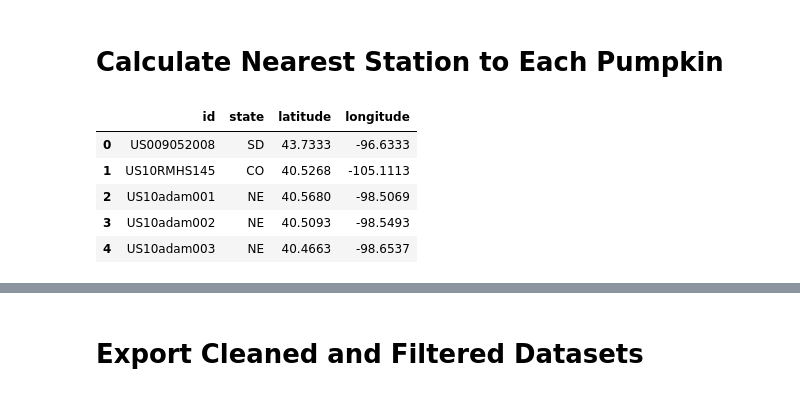
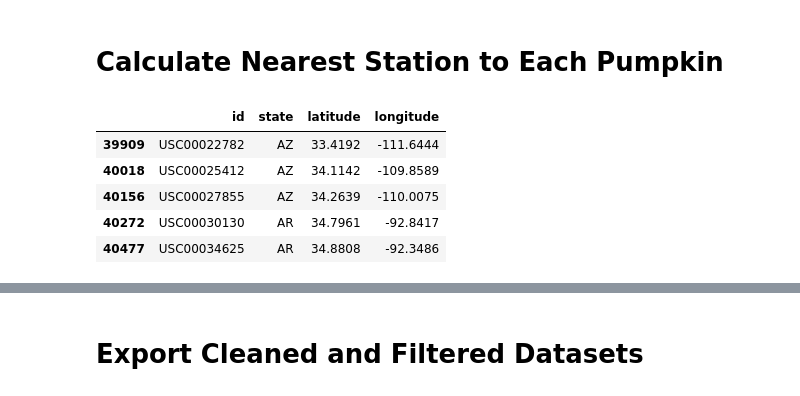
Before and after one commit to eric1650/w203_lab2, a Jupyter notebook: pumpkins/data_preparation.ipynb, the cells around one changed output, grey strips where cells are left out. Cells and saved outputs as stored; diff of their text form; code cells hidden in the pictures.

Commit message:
recompiled weather data, pumpkin weather stations, and consolidated data. Updated R-Code.md with integrated dataset.

```diff
--- a/pumpkins/data_preparation.ipynb
+++ b/pumpkins/data_preparation.ipynb
@@ -583,0 +694,3 @@ weather_growing_season
+# %%
+weather_grouped_2 = weather_grouped.drop(["date"], axis=1).groupby("station_id").sum().reset_index()
+weather_grouped_2
@@ -583,0 +711,3 @@ weather_growing_season
+# %%
+weather_grouped_2_filtered = weather_grouped_2[weather_grouped_2.element == 4131]
+weather_grouped_2_filtered
@@ -583,0 +728,3 @@ weather_growing_season
+# %%
+station_list_complete = list(weather_grouped_2_filtered.station_id.unique())
+len(station_list_complete)
@@ -641,0 +810,3 @@ us_stations
+# %%
+stations_filtered = us_stations[us_stations.id.isin(station_list_complete)]
+stations_filtered
@@ -858,14 +1027,14 @@ dtype: int64
 def distance(lat_a, long_a, lat_b, long_b):
     return ((float(lat_b) - float(lat_a))**2 + (float(long_b) - float(long_a))**2)**.5
 # %%
-us_stations.head(5)
+stations_filtered.head(5)
 # %% [output]
 |  | id | state | latitude | longitude |
-| 0 | US009052008 | SD | 43.7333 | -96.6333 |
-| 1 | US10RMHS145 | CO | 40.5268 | -105.1113 |
-| 2 | US10adam001 | NE | 40.5680 | -98.5069 |
-| 3 | US10adam002 | NE | 40.5093 | -98.5493 |
-| 4 | US10adam003 | NE | 40.4663 | -98.6537 |
+| 39909 | USC00022782 | AZ | 33.4192 | -111.6444 |
+| 40018 | USC00025412 | AZ | 34.1142 | -109.8589 |
+| 40156 | USC00027855 | AZ | 34.2639 | -110.0075 |
+| 40272 | USC00030130 | AR | 34.7961 | -92.8417 |
+| 40477 | USC00034625 | AR | 34.8808 | -92.3486 |
 # %%
 pumpkin_filtered.head(5)
 # %% [output]
```
Also changed, not shown: parts of 29 cells of this notebook, 8 other files.
